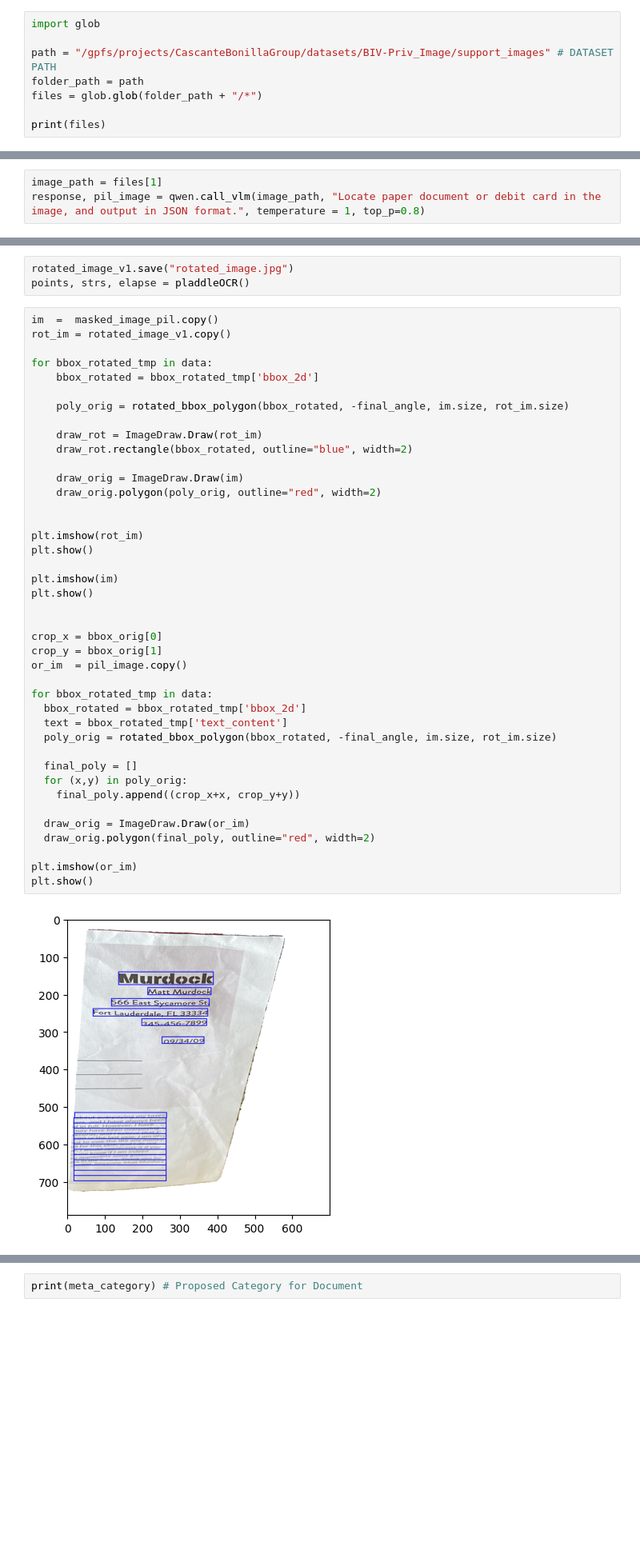
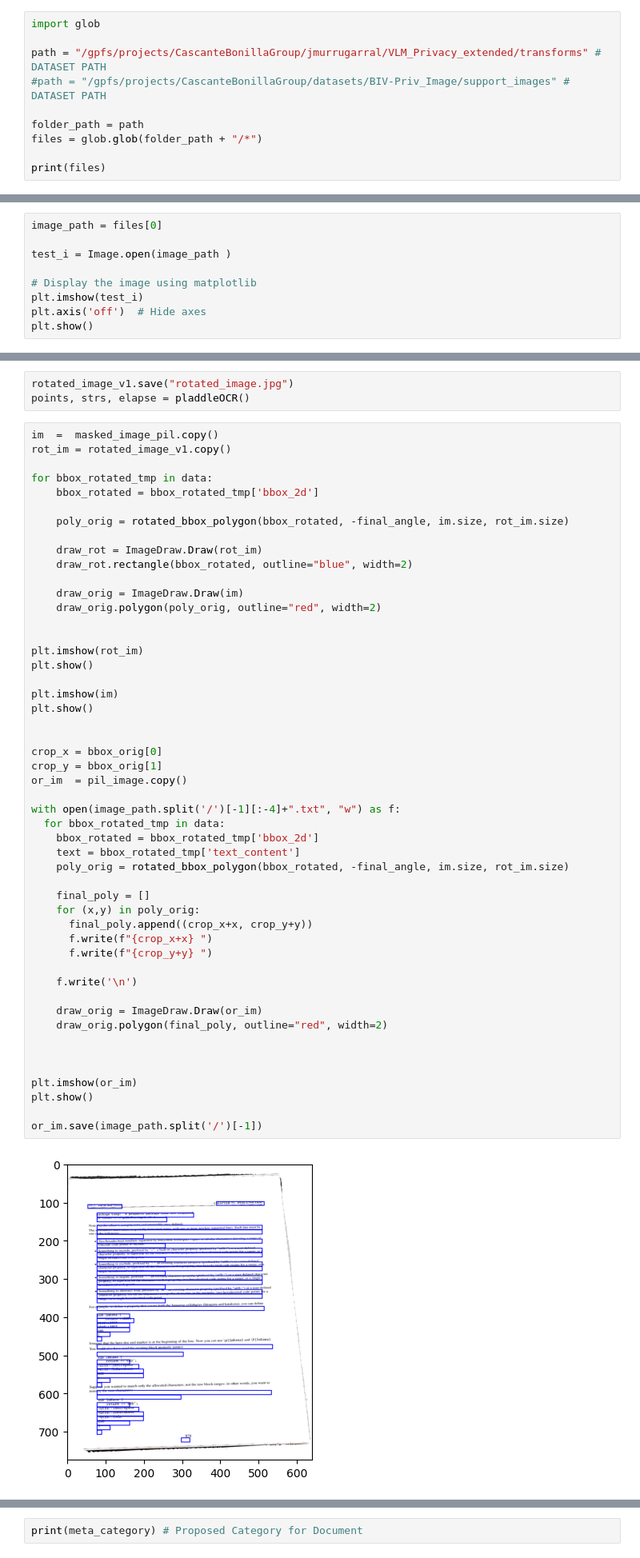
Before and after one commit to Artcs1/VLM-Privacy, a Jupyter notebook: demo.ipynb, the cells around one changed output, grey strips where cells are left out. Shown at 80% size. Drawn from its saved outputs; the diff is of its cells as text; blank space fills up the shorter version.

```diff
--- a/demo.ipynb
+++ b/demo.ipynb
@@ -175,7 +172,9 @@ which: no ccache in (/cm/shared/apps/slurm/current/sbin:/cm/shared/apps/slurm/cu
 # %%
 import glob
 
-path = "/gpfs/projects/CascanteBonillaGroup/datasets/BIV-Priv_Image/support_images" # DATASET PATH
+path = "/gpfs/projects/CascanteBonillaGroup/jmurrugarral/VLM_Privacy_extended/transforms" # DATASET PATH
+#path = "/gpfs/projects/CascanteBonillaGroup/datasets/BIV-Priv_Image/support_images" # DATASET PATH
+
 folder_path = path
 files = glob.glob(folder_path + "/*")
 
@@ -185,3 +184,9 @@ print(files)
 # %%
-image_path = files[1]
-response, pil_image = qwen.call_vlm(image_path, "Locate paper document or debit card in the image, and output in JSON format.", temperature = 1, top_p=0.8)
+image_path = files[0]
+
+test_i = Image.open(image_path )
+
+# Display the image using matplotlib
+plt.imshow(test_i)
+plt.axis('off')  # Hide axes
+plt.show()
@@ -256,40 +265,49 @@ rot_im = rotated_image_v1.copy()
 
 for bbox_rotated_tmp in data:
     bbox_rotated = bbox_rotated_tmp['bbox_2d']
 
     poly_orig = rotated_bbox_polygon(bbox_rotated, -final_angle, im.size, rot_im.size)
 
     draw_rot = ImageDraw.Draw(rot_im)
     draw_rot.rectangle(bbox_rotated, outline="blue", width=2)
 
     draw_orig = ImageDraw.Draw(im)
     draw_orig.polygon(poly_orig, outline="red", width=2)
 
 
 plt.imshow(rot_im)
 plt.show()
 
 plt.imshow(im)
 plt.show()
 
 
 crop_x = bbox_orig[0]
 crop_y = bbox_orig[1]
 or_im  = pil_image.copy()
 
-for bbox_rotated_tmp in data:
-  bbox_rotated = bbox_rotated_tmp['bbox_2d']
-  text = bbox_rotated_tmp['text_content']
-  poly_orig = rotated_bbox_polygon(bbox_rotated, -final_angle, im.size, rot_im.size)
+with open(image_path.split('/')[-1][:-4]+".txt", "w") as f:
+  for bbox_rotated_tmp in data:
+    bbox_rotated = bbox_rotated_tmp['bbox_2d']
+    text = bbox_rotated_tmp['text_content']
+    poly_orig = rotated_bbox_polygon(bbox_rotated, -final_angle, im.size, rot_im.size)
 
-  final_poly = []
-  for (x,y) in poly_orig:
-    final_poly.append((crop_x+x, crop_y+y))
+    final_poly = []
+    for (x,y) in poly_orig:
+      final_poly.append((crop_x+x, crop_y+y))
+      f.write(f"{crop_x+x} ")
+      f.write(f"{crop_y+y} ")
 
-  draw_orig = ImageDraw.Draw(or_im)
-  draw_orig.polygon(final_poly, outline="red", width=2)
+    f.write('\n')
+
+    draw_orig = ImageDraw.Draw(or_im)
+    draw_orig.polygon(final_poly, outline="red", width=2)
+
+
 
 plt.imshow(or_im)
 plt.show()
+
+or_im.save(image_path.split('/')[-1])
 # %% [output]
-[figure, old version]
+[figure, new version]
```
Also changed, not shown: parts of 13 cells of this notebook, 2 other files.
